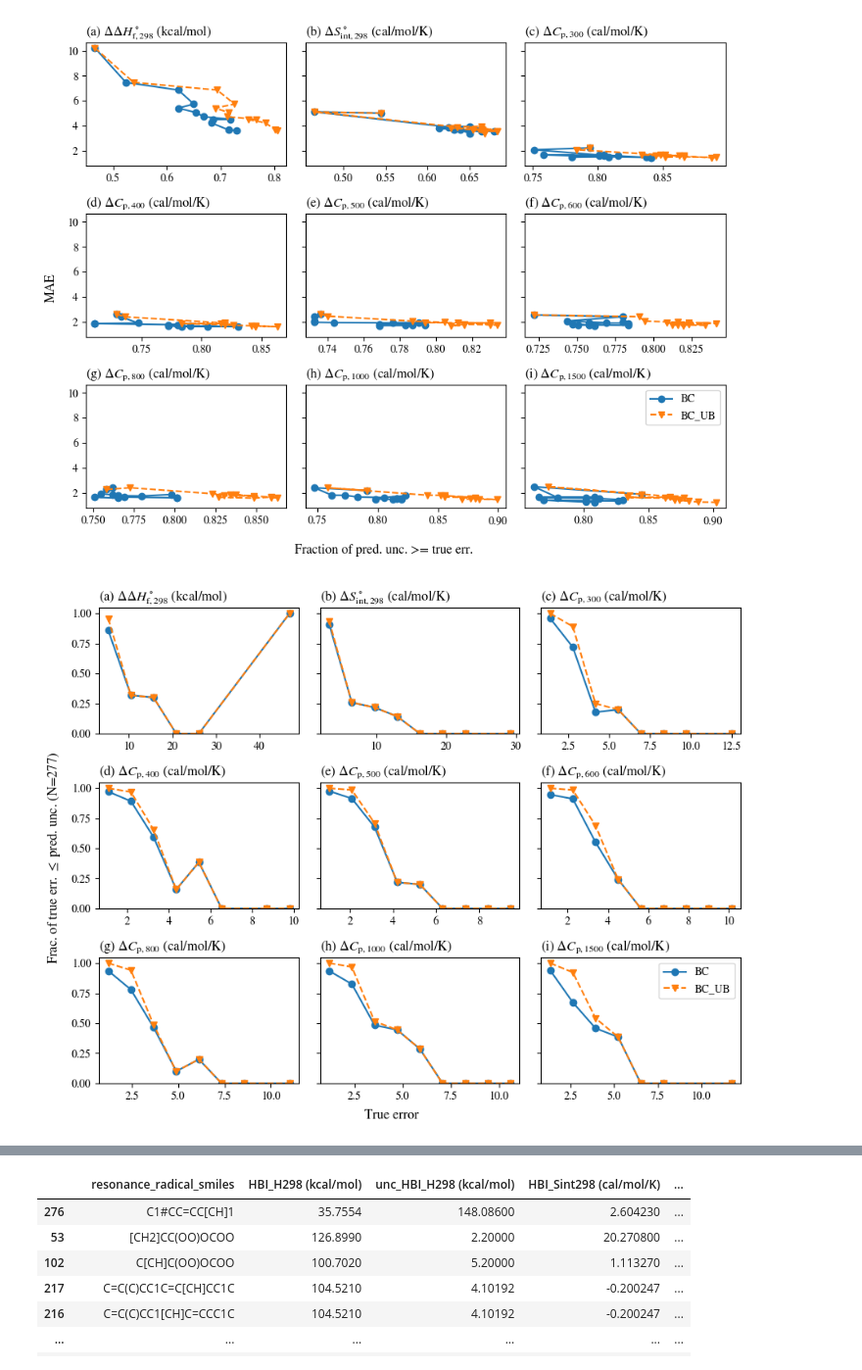
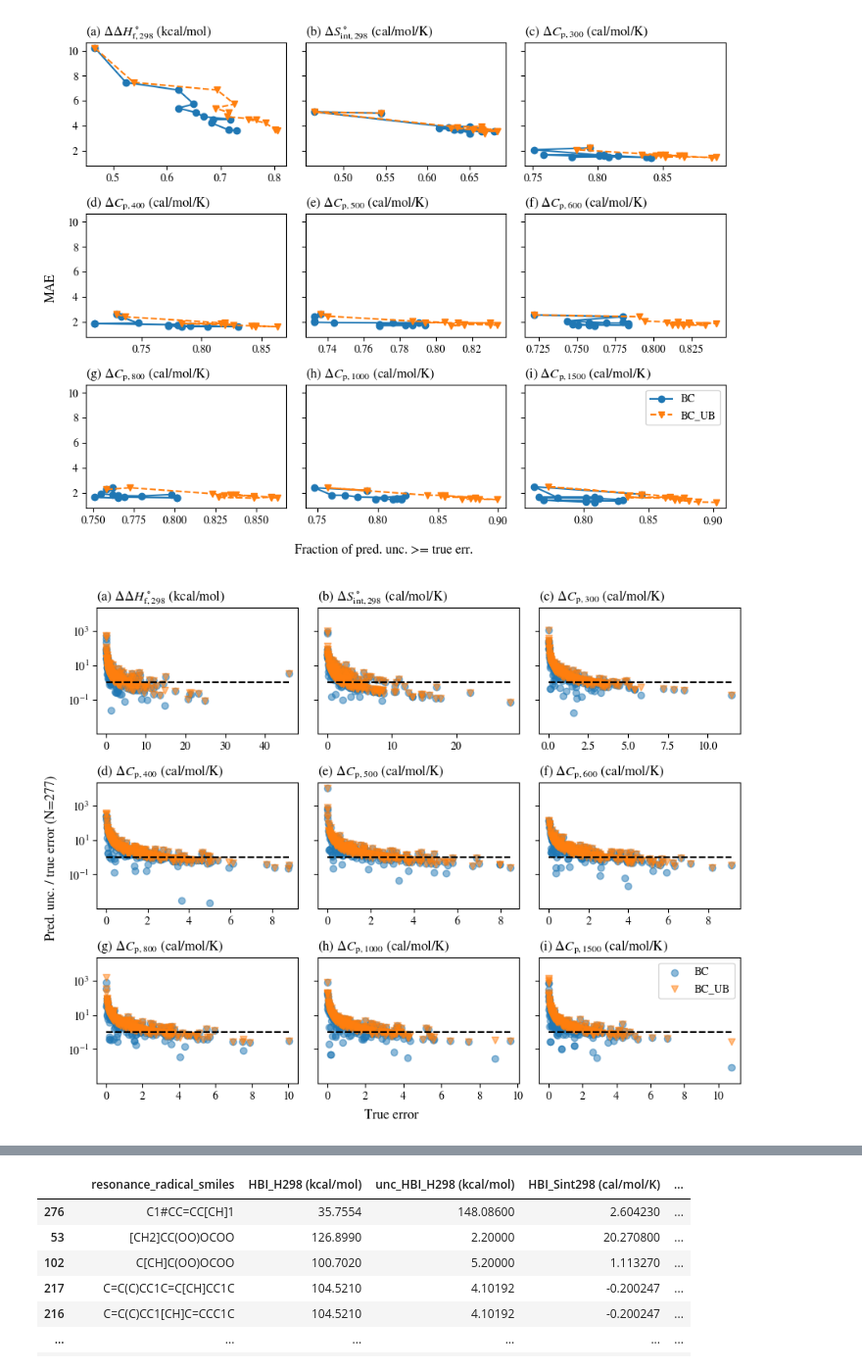
Before and after one commit to hwpang/RadicalTree, a Jupyter notebook: notebooks/8.7_plot_bounded_uncertainty.ipynb, the cells around one changed output, grey strips where cells are left out. Shown at 98% size. Drawn from its saved outputs; the diff is of its cells as text; code cells hidden in the pictures.

Commit message:
pred unc / true error vs true error

```diff
--- a/notebooks/8.7_plot_bounded_uncertainty.ipynb
+++ b/notebooks/8.7_plot_bounded_uncertainty.ipynb
@@ -221,7 +221,7 @@ fig.savefig("../figures/mae_vs_bounded_uncertainty_frac.pdf", bbox_inches="tight
 # %% [output]
 [figure]
 # %%
-run_dirs_to_plot = ["BC", "BC_UB"]
+run_dirs_to_plot = ["BC","BC_UB"]
 
 fig, axs = plt.subplots(nrows=3, ncols=3, figsize=(9, 7), sharey=True)
 
@@ -236,60 +236,42 @@ for run_dir in run_dirs:
         label = "HBI_H298 (kcal/mol)"
         true_ys = test_df[label].values
         pred_ys = sidt_df[label].values
         pred_uncs = sidt_df["unc_"+label].values
         true_errs = np.abs(pred_ys - true_ys)
-        bounded_ys = (true_errs <= pred_uncs)
-        max_true_err = np.max(true_errs)
-        bins = np.linspace(0, max_true_err+1, 10)
-        inds = np.digitize(true_errs, bins)
-        bounded_fracs = [sum(bounded_ys[inds==ind])/len(bounded_ys[inds==ind]) if len(bounded_ys[inds==ind]) != 0 else np.nan for ind in range(len(bins))]
-        plot_xs = [bins[ind] for ind in range(len(bins)) if not np.isnan(bounded_fracs[ind])]
-        plot_ys = [bounded_fracs[ind] for ind in range(len(bins)) if not np.isnan(bounded_fracs[ind])]
-        ax.plot(plot_xs, plot_ys, label=run_dirs[run_dir], linestyle=linestyles[counter], marker=markers[counter])
-        ax.set_ylim([0, 1.05])
+        ax.scatter(true_errs, pred_uncs / true_errs, label=run_dirs[run_dir], marker=markers[counter], alpha=0.5)
+        ax.plot([0, max(true_errs)], [1, 1], "k--")
+        ax.set_yscale("log")
         ax.set_title("(a) $\Delta\Delta H^\circ_\mathrm{f,298}$ (kcal/mol)", loc="left")
 
         ax = axs.flat[1]
         label = "HBI_Sint298 (cal/mol/K)"
         true_ys = test_df[label]
         pred_ys = sidt_df[label]
         pred_uncs = sidt_df["unc_"+label].values
         true_errs = np.abs(pred_ys - true_ys)
-        bounded_ys = (true_errs <= pred_uncs)
-        max_true_err = np.max(true_errs)
-        bins = np.linspace(0, max_true_err+1, 10)
-        inds = np.digitize(true_errs, bins)
-        bounded_fracs = [sum(bounded_ys[inds==ind])/len(bounded_ys[inds==ind]) if len(bounded_ys[inds==ind]) != 0 else np.nan for ind in range(len(bins))]
-        plot_xs = [bins[ind] for ind in range(len(bins)) if not np.isnan(bounded_fracs[ind])]
-        plot_ys = [bounded_fracs[ind] for ind in range(len(bins)) if not np.isnan(bounded_fracs[ind])]
-        ax.plot(plot_xs, plot_ys, label=run_dirs[run_dir], linestyle=linestyles[counter], marker=markers[counter])
-        ax.set_ylim([0, 1.05])
+        ax.scatter(true_errs, pred_uncs / true_errs, label=run_dirs[run_dir], marker=markers[counter], alpha=0.5)
+        ax.plot([0, max(true_errs)], [1, 1], "k--")
+        ax.set_yscale("log")
         ax.set_title("(b) $\Delta S^\circ_\mathrm{int,298}$ (cal/mol/K)", loc="left")
 
         for i, (ax, T) in enumerate(zip(axs.flat[2:], Ts)):
             label = f"HBI_Cp{T} (cal/mol/K)"
             true_ys = test_df[label]
             pred_ys = sidt_df[label]
             pred_uncs = sidt_df["unc_"+label].values
             true_errs = np.abs(pred_ys - true_ys)
-            bounded_ys = (true_errs <= pred_uncs)
-            max_true_err = np.max(true_errs)
-            bins = np.linspace(0, max_true_err+1, 10)
-            inds = np.digitize(true_errs, bins)
-            bounded_fracs = [sum(bounded_ys[inds==ind])/len(bounded_ys[inds==ind]) if len(bounded_ys[inds==ind]) != 0 else np.nan for ind in range(len(bins))]
-            plot_xs = [bins[ind] for ind in range(len(bins)) if not np.isnan(bounded_fracs[ind])]
-            plot_ys = [bounded_fracs[ind] for ind in range(len(bins)) if not np.isnan(bounded_fracs[ind])]
-            ax.plot(plot_xs, plot_ys, label=run_dirs[run_dir], linestyle=linestyles[counter], marker=markers[counter])
-            ax.set_ylim([0, 1.05])
+            ax.scatter(true_errs, pred_uncs / true_errs, label=run_dirs[run_dir], marker=markers[counter], alpha=0.5)
+            ax.plot([0, max(true_errs)], [1, 1], "k--")
+            ax.set_yscale("log")
             ax.set_title(f"({string.ascii_letters[2:][i]}) "+"$\Delta C_\mathrm{p,{" + str(T) + "}}$ (cal/mol/K)", loc="left")
 
         counter += 1
 
 axs.flat[-1].legend()
-fig.supylabel(f"Frac. of true err. $\leq$ pred. unc. (N={len(test_df.index)})")
+fig.supylabel(f"Pred. unc. / true error (N={len(test_df.index)})")
 fig.supxlabel(f"True error", y=0.03)
 fig.tight_layout()
 
-fig.savefig("../figures/sidt_bounded_fraction_vs_true_error_BC_vs_BC_UB.pdf", bbox_inches="tight")
+fig.savefig("../figures/sidt_unc_div_true_error_vs_true_error_BC_vs_BC_UB.pdf", bbox_inches="tight")
 # %% [output]
-[figure, old version]
+[figure, new version]
```
Also changed, not shown: parts of 2 cells of this notebook, 6 other files.
